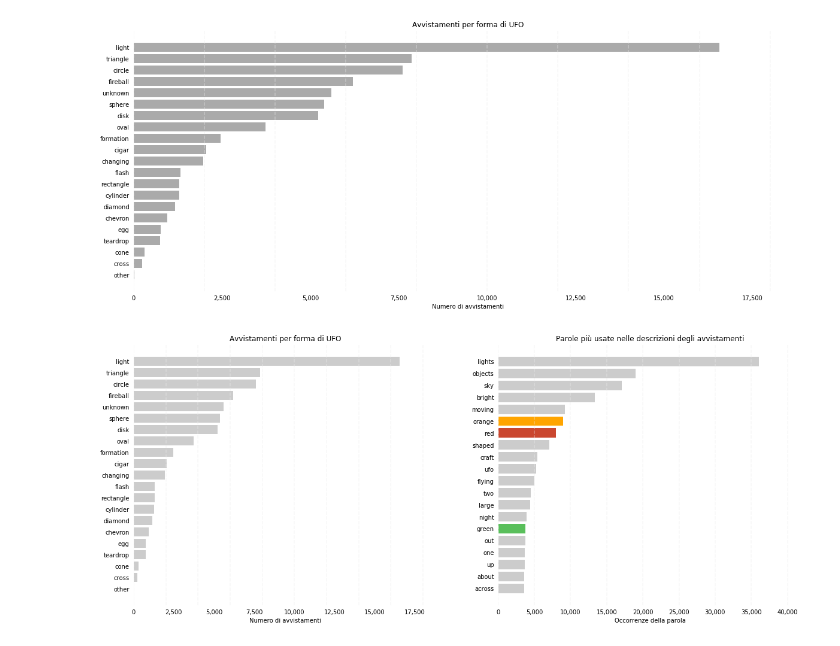
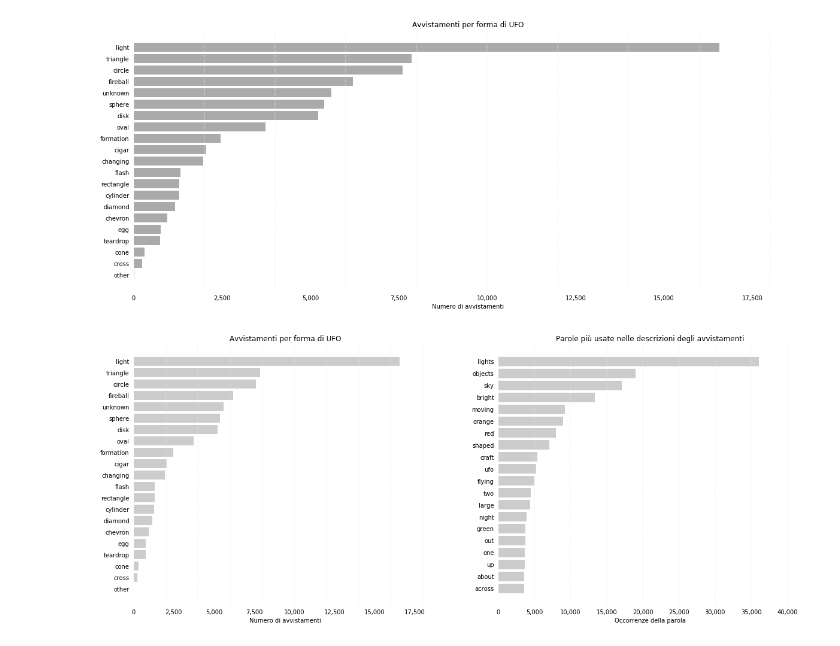
Before and after one commit to mrkct/scivis-progetto, a Jupyter notebook: ufo.ipynb, the cells around one changed output. Drawn from its saved outputs; the diff is of its cells as text; code cells hidden in the pictures.

Commit message:
ConfrontoConParole versione grigia e colorata

```diff
--- a/ufo.ipynb
+++ b/ufo.ipynb
@@ -823,6 +800,47 @@ plt.savefig(f'{OUT_FOLDER}/AvvistamentiPerForma/AvvistamentiPerForma.png')
 plt.show()
 # %% [output]
 [figure]
+# %%
+fig, (ax, bx) = plt.subplots(nrows=1, ncols=2, figsize=FIGURE_SIZE)
+
+GRAY = '#cccccc'
+
+shape_bars = ax.barh(shape_counts.index, shape_counts.values, color=GRAY)
+
+colors = [GRAY] * len(occurrencies.index)
+find_index = lambda x: np.where(occurrencies.index.values == x)[0][0]
+
+words_bars = bx.barh(occurrencies.index, occurrencies.values, color=colors)
+
+ax.set_title('Avvistamenti per forma di UFO')
+ax.set_xlabel('Numero di avvistamenti')
+
+bx.set_title('Parole più usate nelle descrizioni degli avvistamenti')
+bx.set_xlabel('Occorrenze della parola')
+
+for ax in [ax, bx]:
+    for spine in ['left', 'right', 'top', 'bottom']:
+        ax.spines[spine].set_visible(False)
+    ax.invert_yaxis()
+    ax.xaxis.set_major_formatter(StrMethodFormatter('{x:,g}'))
+    ax.tick_params(
+        axis="both",
+        which="both",
+        bottom=False,
+        top=False,
+        labelbottom=True,
+        left=False,
+        right=False,
+        labelleft=True
+    )
+    vals = ax.get_xticks()
+    for tick in vals:
+        ax.axvline(x=tick, linestyle='dashed', alpha=0.4, color='#eeeeee', zorder=1)
+
+plt.savefig(f'{OUT_FOLDER}/AvvistamentiPerForma/ConfrontoConParole_NoColor.png')
+plt.show()
+# %% [output]
+[figure, added]
 # %%
 fig, (ax, bx) = plt.subplots(nrows=1, ncols=2, figsize=FIGURE_SIZE)
 
@@ -833,7 +851,6 @@ shape_bars = ax.barh(shape_counts.index, shape_counts.values, color=GRAY)
 colors = [GRAY] * len(occurrencies.index)
 find_index = lambda x: np.where(occurrencies.index.values == x)[0][0]
 
-#colors[find_index('white')] = '#e8e0c9'
 colors[find_index('green')] = '#59bf5b'
 colors[find_index('orange')] = '#ffa500'
 colors[find_index('red')] = '#ca472f'
@@ -868,5 +885,3 @@ for ax in [ax, bx]:
 
 plt.savefig(f'{OUT_FOLDER}/AvvistamentiPerForma/ConfrontoConParole.png')
 plt.show()
-# %% [output]
-[figure, removed]
```
Also changed, not shown: parts of 11 cells of this notebook, 3 other files.
